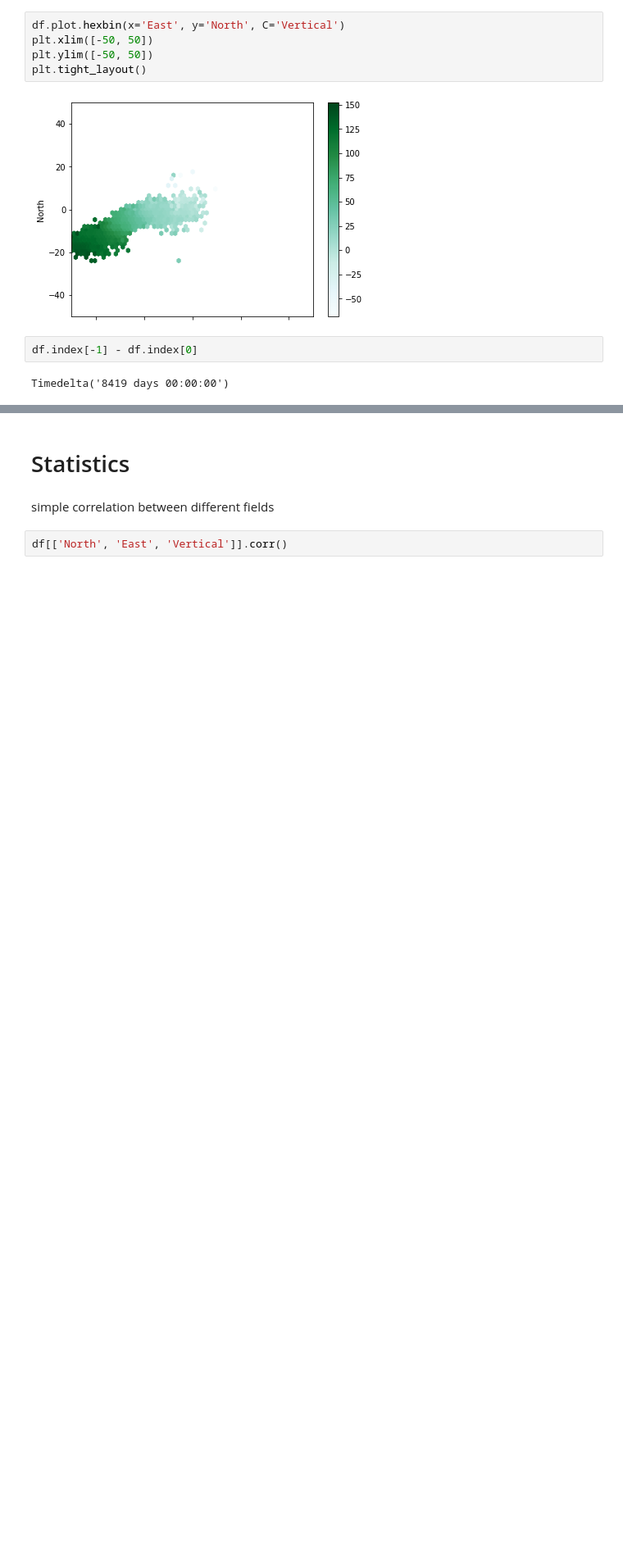
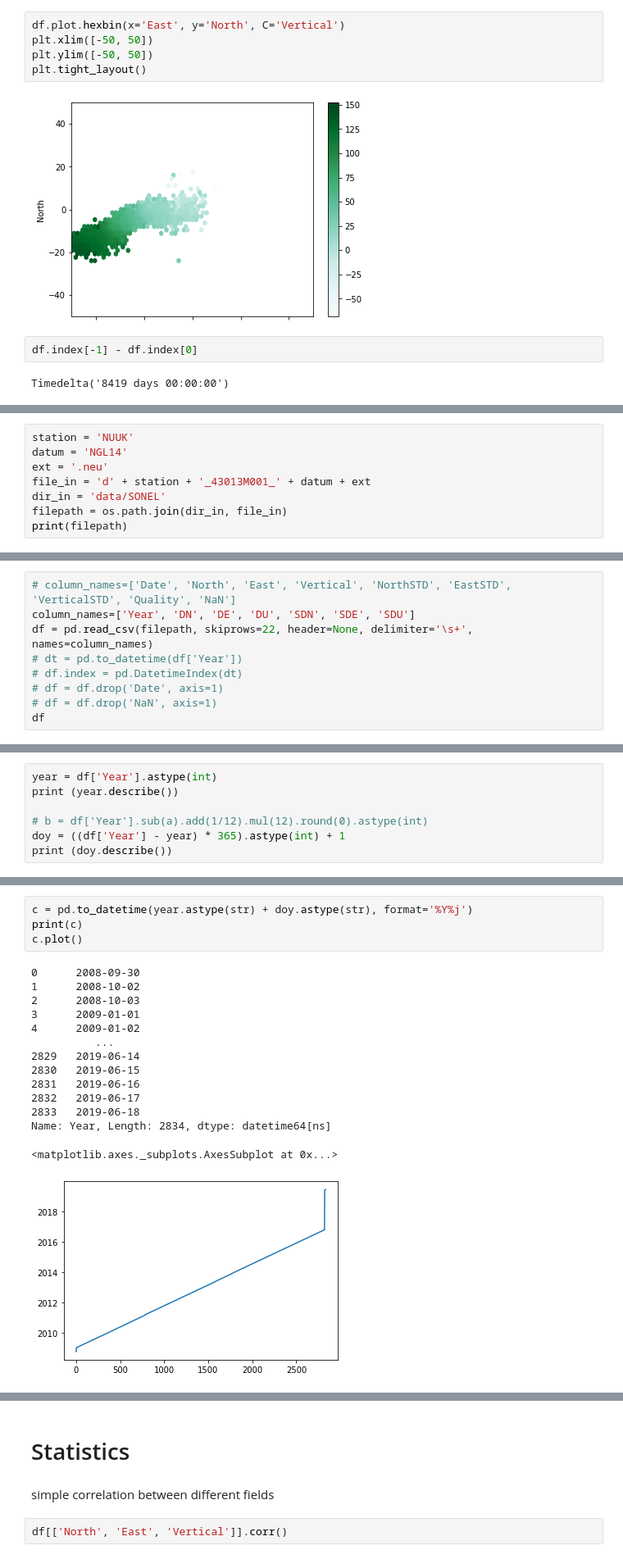
Before and after one commit to ldeo-arctictides/tidegauges-historical, a Jupyter notebook: example_read_GPS.ipynb, the cells around one changed output, grey strips where cells are left out. Shown at 82% size. Drawn from its saved outputs; the diff is of its cells as text; blank space fills up the shorter version.

```diff
--- a/example_read_GPS.ipynb
+++ b/example_read_GPS.ipynb
@@ -117,0 +120,8 @@ Timedelta('8419 days 00:00:00')
+# %%
+station = 'NUUK'
+datum = 'NGL14'
+ext = '.neu'
+file_in = 'd' + station + '_43013M001_' + datum + ext
+dir_in = 'data/SONEL'
+filepath = os.path.join(dir_in, file_in)
+print(filepath)
@@ -117,0 +130,9 @@ Timedelta('8419 days 00:00:00')
+# %%
+# column_names=['Date', 'North', 'East', 'Vertical', 'NorthSTD', 'EastSTD', 'VerticalSTD', 'Quality', 'NaN']
+column_names=['Year', 'DN', 'DE', 'DU', 'SDN', 'SDE', 'SDU']
+df = pd.read_csv(filepath, skiprows=22, header=None, delimiter='\s+', names=column_names)
+# dt = pd.to_datetime(df['Year'])
+# df.index = pd.DatetimeIndex(dt)
+# df = df.drop('Date', axis=1)
+# df = df.drop('NaN', axis=1)
+df
@@ -117,0 +163,7 @@ Timedelta('8419 days 00:00:00')
+# %%
+year = df['Year'].astype(int)
+print (year.describe())
+
+# b = df['Year'].sub(a).add(1/12).mul(12).round(0).astype(int)
+doy = ((df['Year'] - year) * 365).astype(int) + 1
+print (doy.describe())
@@ -117,0 +200,19 @@ Timedelta('8419 days 00:00:00')
+# %%
+c = pd.to_datetime(year.astype(str) + doy.astype(str), format='%Y%j')
+print(c)
+c.plot()
+# %% [output]
+0      2008-09-30
+1      2008-10-02
+2      2008-10-03
+3      2009-01-01
+4      2009-01-02
+          ...
+2829   2019-06-14
+2830   2019-06-15
+2831   2019-06-16
+2832   2019-06-17
+2833   2019-06-18
+Name: Year, Length: 2834, dtype: datetime64[ns]
+<matplotlib.axes._subplots.AxesSubplot at 0x...>
+[figure, added]
```
Also changed, not shown: parts of 16 cells of this notebook, 3 other files.
